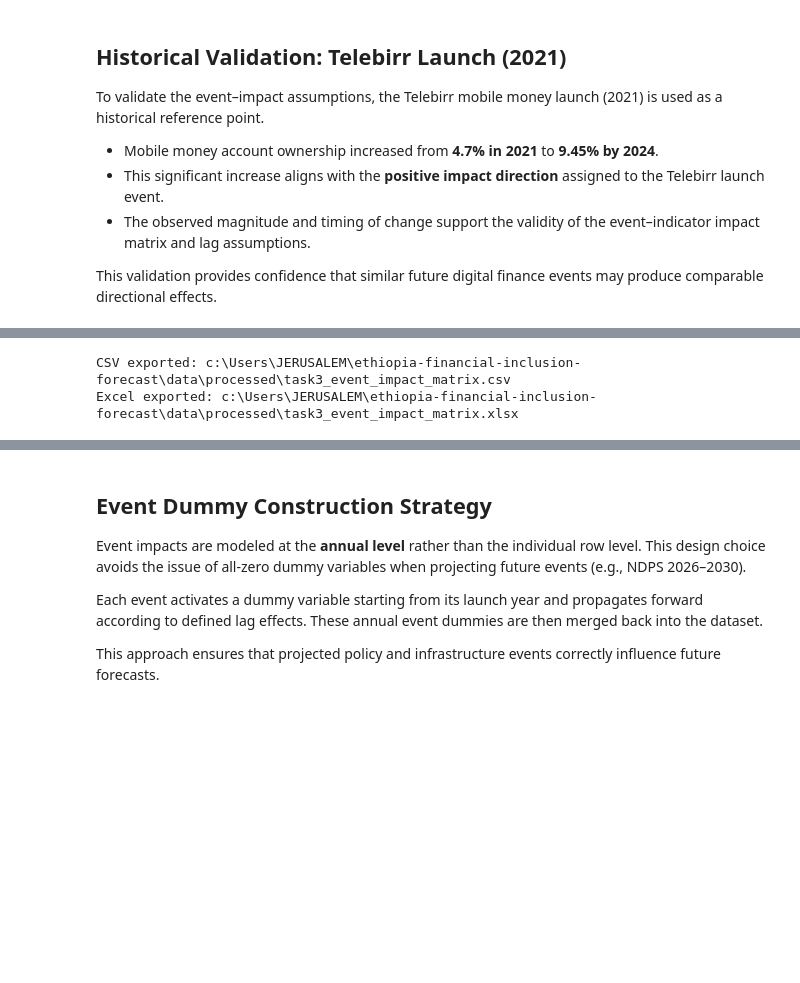
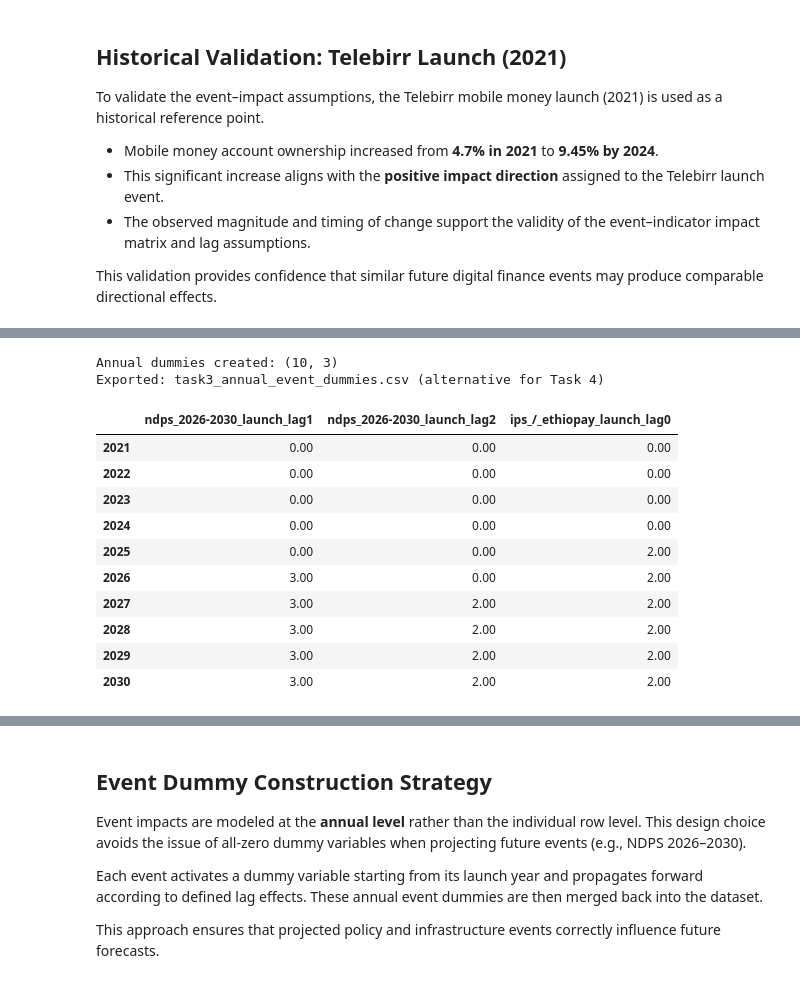
Before and after one commit to bekonad/ethiopia-financial-inclusion-forecast, a Jupyter notebook: notebooks/task3_impact_modeling.ipynb, the cells around one changed output, grey strips where cells are left out. Cells and saved outputs as stored; diff of their text form; code cells hidden in the pictures; blank space fills up the shorter version.

```diff
--- a/notebooks/task3_impact_modeling.ipynb
+++ b/notebooks/task3_impact_modeling.ipynb
@@ -346,30 +268,49 @@ Lagged impacts plot saved: task3_lagged_impacts.png
-# %%
-def export_impact_matrix(
-    matrix,
-    csv_path=os.path.join(PROCESSED_DIR, 'task3_event_impact_matrix.csv'),
-    excel_path=os.path.join(PROCESSED_DIR, 'task3_event_impact_matrix.xlsx')
-):
-    """
-    Export the association matrix for reporting or further analysis.
-    CSV and Excel formats supported.
-    """
-    matrix.to_csv(csv_path)
-    print(f"CSV exported: {csv_path}")
-
-    try:
-        import openpyxl
-        with pd.ExcelWriter(excel_path, engine='openpyxl') as writer:
-            matrix.to_excel(writer, sheet_name='Impact Matrix')
-            events[['record_id','indicator','category','observation_date']].to_excel(
-                writer, sheet_name='Events Metadata', index=False
-            )
-        print(f"Excel exported: {excel_path}")
-    except ImportError:
-        print("openpyxl not installed → skipping Excel export. Run: pip install openpyxl")
-
-# Execute export
-export_impact_matrix(assoc_matrix)
-# %% [output]
-CSV exported: c:\Users\JERUSALEM\ethiopia-financial-inclusion-forecast\data\processed\task3_event_impact_matrix.csv
-Excel exported: c:\Users\JERUSALEM\ethiopia-financial-inclusion-forecast\data\processed\task3_event_impact_matrix.xlsx
+# %%
+# Cell 8 – Annual Event Dummies + Export
+def create_annual_event_dummies(events_df, impacts_df, lag_col='lag_months', date_col='observation_date'):
+    min_y = int(events_df[date_col].dt.year.min()) if events_df[date_col].notna().any() else 2014
+    max_y = int(events_df[date_col].dt.year.max()) + 5
+    years = range(min_y, max_y + 1)
+
+    dummy_df = pd.DataFrame(index=years)
+
+    for _, event in events_df.iterrows():
+        e_name = event.get('indicator', f'event_{event["record_id"]}').lower().replace(' ', '_')[:30]
+        e_year = event[date_col].year if pd.notna(event[date_col]) else None
+        if e_year is None: continue
+
+        e_impacts = impacts_df[impacts_df['parent_id'] == event['record_id']]
+
+        for _, imp in e_impacts.iterrows():
+            lag_y = int(imp[lag_col] // 12) if pd.notna(imp[lag_col]) else 0
+            impact_y = e_year + lag_y
+            col = f"{e_name}_lag{lag_y}"
+            if col not in dummy_df.columns:
+                dummy_df[col] = 0.0
+            dummy_df.loc[dummy_df.index >= impact_y, col] = imp['impact_score']
+
+    dummy_df = dummy_df.sort_index()
+    print(f"Annual dummies created: {dummy_df.shape}")
+    return dummy_df
+
+
+annual_dummies = create_annual_event_dummies(events_df, impacts_df)
+
+annual_dummies.to_csv(PROCESSED_DIR / 'task3_annual_event_dummies.csv', index_label='year')
+print("Exported: task3_annual_event_dummies.csv (alternative for Task 4)")
+display(annual_dummies.head(10))
+# %% [output]
+Annual dummies created: (10, 3)
+Exported: task3_annual_event_dummies.csv (alternative for Task 4)
+|  | ndps_2026-2030_launch_lag1 | ndps_2026-2030_launch_lag2 | ips_/_ethiopay_launch_lag0 |
+| 2021 | 0.00 | 0.00 | 0.00 |
+| 2022 | 0.00 | 0.00 | 0.00 |
+| 2023 | 0.00 | 0.00 | 0.00 |
+| 2024 | 0.00 | 0.00 | 0.00 |
+| 2025 | 0.00 | 0.00 | 2.00 |
+| 2026 | 3.00 | 0.00 | 2.00 |
+| 2027 | 3.00 | 2.00 | 2.00 |
+| 2028 | 3.00 | 2.00 | 2.00 |
+| 2029 | 3.00 | 2.00 | 2.00 |
+| 2030 | 3.00 | 2.00 | 2.00 |
 # %%
```
Also changed, not shown: parts of 17 cells of this notebook, 2 other files.
